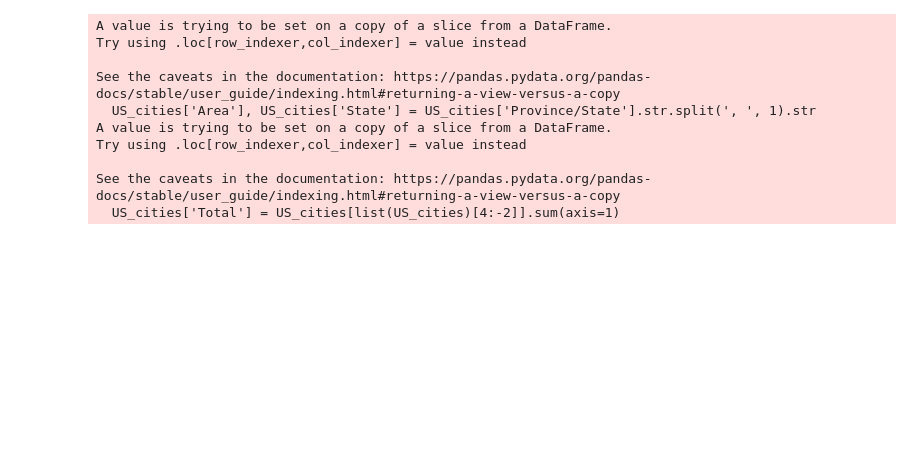
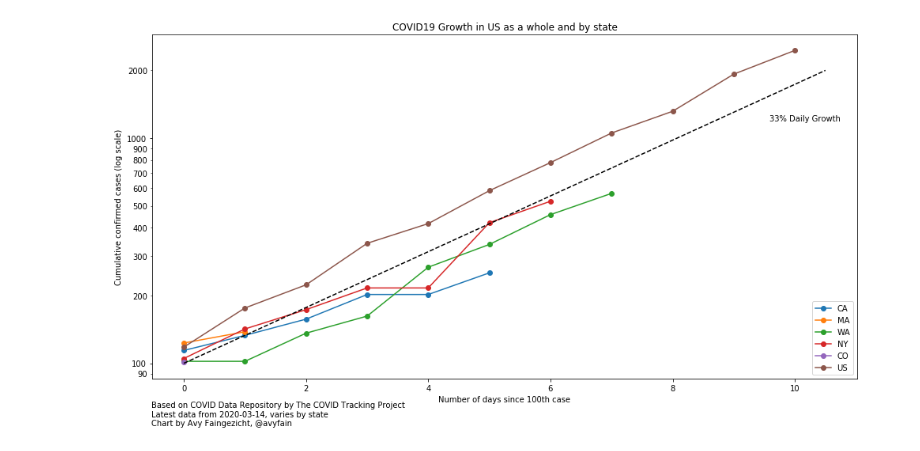
Before and after one commit to avyfain/covid19, a Jupyter notebook: covid19.ipynb, the cells around one changed output. Cells and saved outputs as stored; diff of their text form; code cells hidden in the pictures; blank space fills up the shorter version.

```diff
--- a/covid19.ipynb
+++ b/covid19.ipynb
@@ -9,16 +6,0 @@ data = pd.read_csv(url)
-# %%
-US = data[data['Country/Region'] == 'US']
-US_cities = US[US['Province/State'].str.contains(',')]
-US_cities['Area'], US_cities['State'] = US_cities['Province/State'].str.split(', ', 1).str
-US_cities['Total'] = US_cities[list(US_cities)[4:-2]].sum(axis=1)
-# %% [output]
-A value is trying to be set on a copy of a slice from a DataFrame.
-Try using .loc[row_indexer,col_indexer] = value instead
-
-See the caveats in the documentation: https://pandas.pydata.org/pandas-docs/stable/user_guide/indexing.html#returning-a-view-versus-a-copy
-  US_cities['Area'], US_cities['State'] = US_cities['Province/State'].str.split(', ', 1).str
-A value is trying to be set on a copy of a slice from a DataFrame.
-Try using .loc[row_indexer,col_indexer] = value instead
-
-See the caveats in the documentation: https://pandas.pydata.org/pandas-docs/stable/user_guide/indexing.html#returning-a-view-versus-a-copy
-  US_cities['Total'] = US_cities[list(US_cities)[4:-2]].sum(axis=1)
@@ -25 +26,39 @@ See the caveats in the documentation: https://pandas.pydata.org/pandas-docs/stab
+# %%
+from matplotlib.ticker import ScalarFormatter
+
+case_threshold = 100
+
+cols = {}
+for state in states_df.state.unique():
+    cases = states_df[(states_df.state == state) & (states_df.positive > case_threshold)]
+    cases = cases.reset_index().positive.reset_index(drop=True)
+    if len(cases):
+        cols[state] = cases
+
+cols['US'] = us_df.positive.reset_index(drop=True)
+
+fig = plt.figure(figsize=(16, 8))
+ax = plt.axes()
+
+pd.concat(cols, axis=1).plot(ax=ax, marker='o', logy=True)
+plt.title('COVID19 Growth in US as a whole and by state')
+plt.ylabel('Cumulative confirmed cases (log scale)')
+plt.xlabel(f'Number of days since {case_threshold}th case')
+plt.annotate('Based on COVID Data Repository by The COVID Tracking Project\n'
+             f'Latest data from {states_df.date.max().strftime("%Y-%m-%d")}, varies by state\n'
+             'Chart by Avy Faingezicht, @avyfain',
+             (0.07, 0.02), xycoords='figure fraction', fontsize=10);
+plt.legend(loc="lower right")
+
+x = np.linspace(0, plt.xlim()[1])
+plt.plot(x, 100 * (1.33) ** x, ls='--', color='k', label='33% daily growth')
+plt.annotate('33% Daily Growth',
+             (0.85, 0.75), xycoords='figure fraction', fontsize=10);
+
+formatter = ScalarFormatter()
+formatter.set_scientific(False)
+ax.yaxis.set_major_formatter(formatter)
+ax.yaxis.set_minor_formatter(formatter)
+# %% [output]
+[figure, added]
 # %%
```
Also changed, not shown: parts of 5 cells of this notebook.
